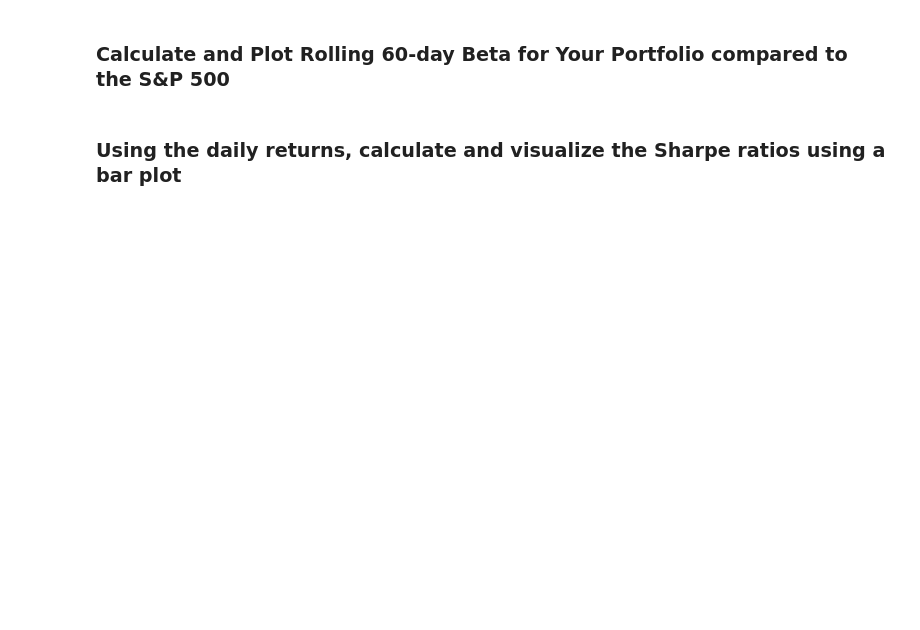
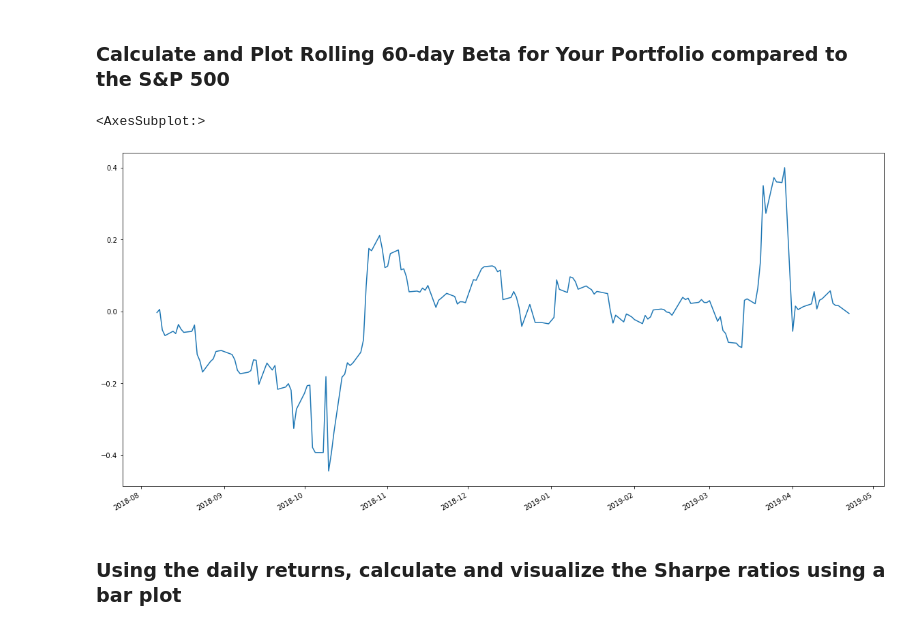
Before and after one commit to jackdavis185/Portfolio_Analysis, a Jupyter notebook: Starter_Code/whale_analysis.ipynb, the cells around one changed output. Drawn from its saved outputs; the diff is of its cells as text; code cells hidden in the pictures; blank space fills up the shorter version.

```diff
--- a/Starter_Code/whale_analysis.ipynb
+++ b/Starter_Code/whale_analysis.ipynb
@@ -380,3 +476,12 @@ weights = [1/3, 1/3, 1/3]
+# %%
+# Calculate and plot Beta
+covariance_custom_portfolio = portfolio_comparison["Weighted_Portfolio_Return"].rolling(window = 60).cov(portfolio_comparison["S&P500"])
+variance_sp500 = portfolio_comparison["S&P500"].rolling(window = 60).var()
+beta_custom_portfolio = (covariance_custom_portfolio / variance_sp500)
+beta_custom_portfolio.plot(figsize = (20, 10))
+# %% [output]
+<AxesSubplot:>
+[figure, added]
 # %% [markdown]
 ### Using the daily returns, calculate and visualize the Sharpe ratios using a bar plot
 # %%
```
Also changed, not shown: parts of 27 cells of this notebook.
